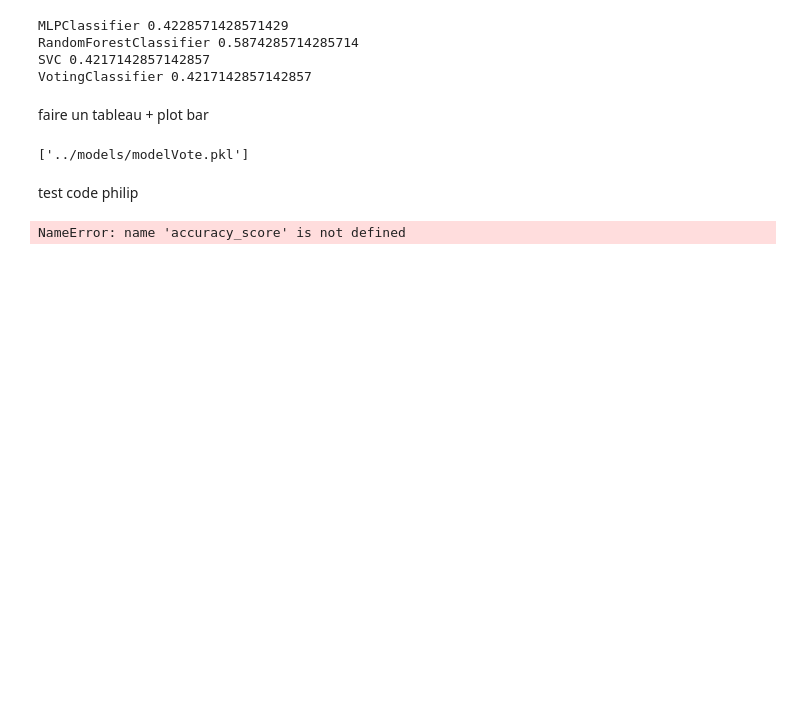
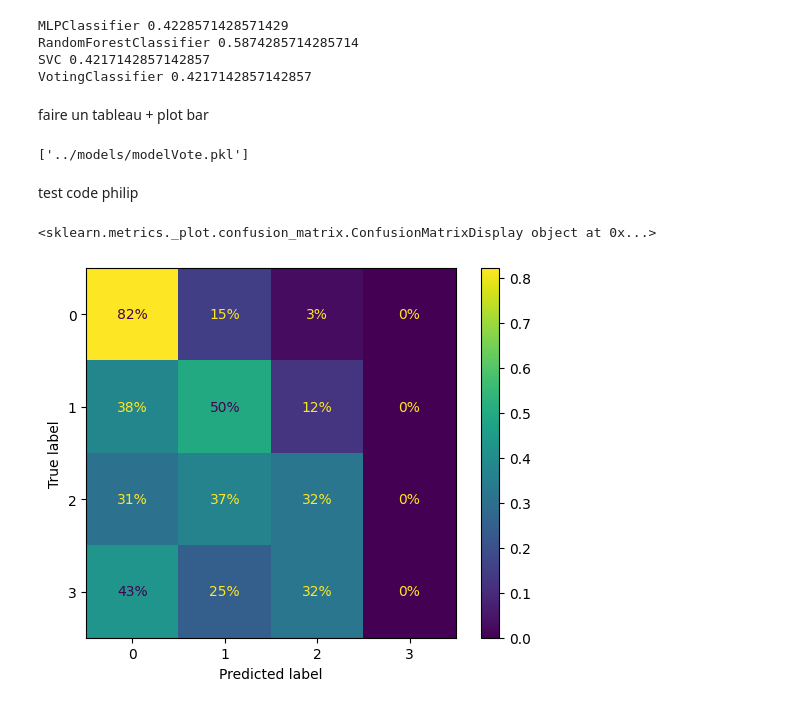
Before and after one commit to Epwo/ProjetA3-23, a Jupyter notebook: IA/supervisé/supervise_copy.ipynb, the cells around one changed output. Saved outputs shown, nothing was run; the diff lists cells and outputs as text; code cells hidden in the pictures; blank space fills up the shorter version.

```diff
--- a/IA/supervisé/supervise_copy.ipynb
+++ b/IA/supervisé/supervise_copy.ipynb
@@ -605,5 +597,7 @@ jsonvar = json.dump('')
 # %%
-model_1 = joblib.load("../models/modelMLP.pkl")
-print(evaluation(model_1,X_test,y_test))
+model_1 = joblib.load("../models/modelRF.pkl")
+a = evaluation(model_1,X_test,y_test)
+print(a[4])
 # %% [output]
-NameError: name 'accuracy_score' is not defined
+<sklearn.metrics._plot.confusion_matrix.ConfusionMatrixDisplay object at 0x...>
+[figure, added]
```
Also changed, not shown: parts of 2 cells of this notebook.
